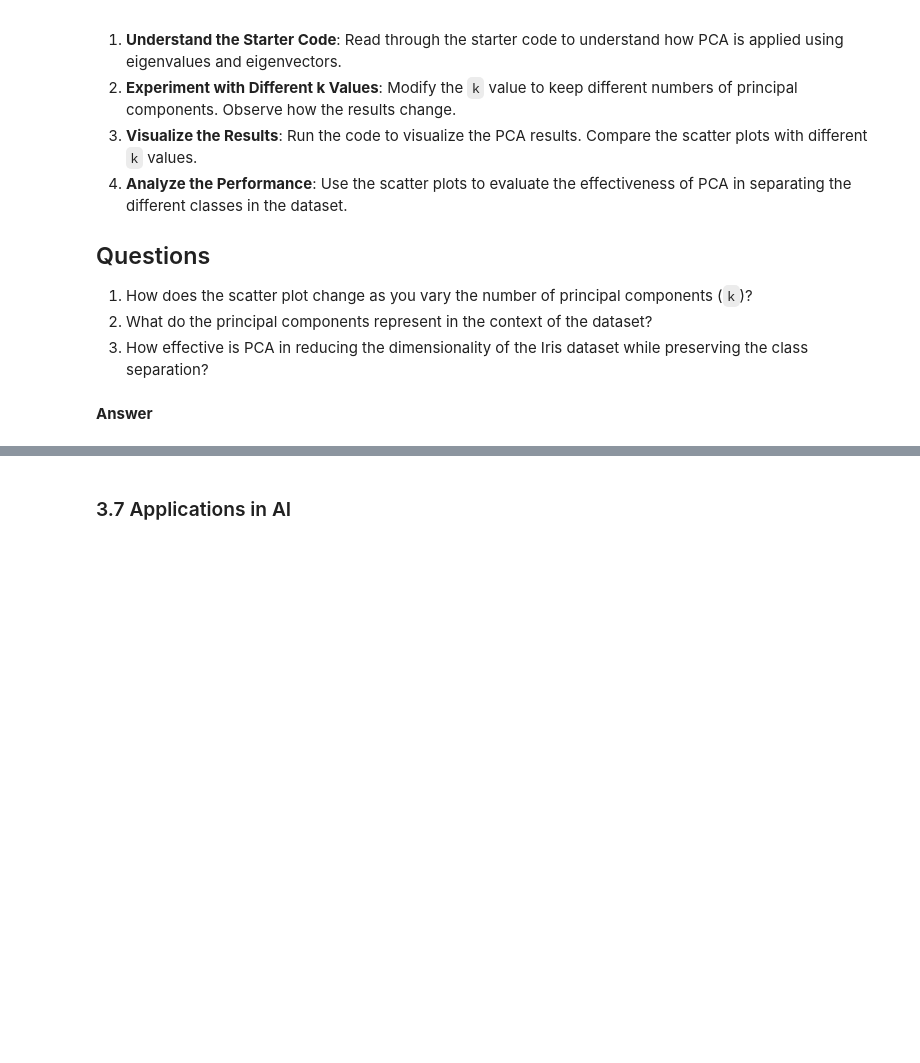
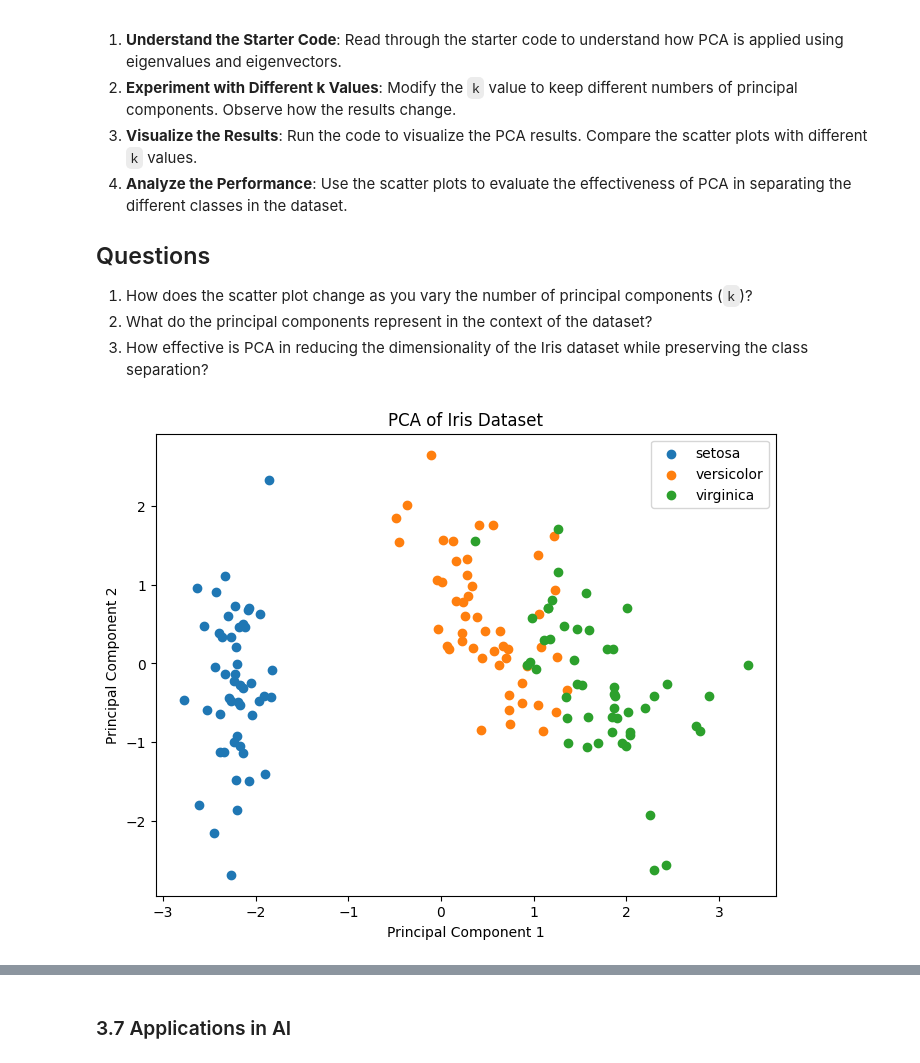
Before and after one commit to SmartEra-Academy/Course-2024-2025-Summer, a Jupyter notebook: Math In Data Analysis/Math_in_AI2.ipynb, the cells around one changed output, grey strips where cells are left out. Cells and saved outputs as stored; diff of their text form; code cells hidden in the pictures; blank space fills up the shorter version.

```diff
--- a/Math In Data Analysis/Math_in_AI2.ipynb
+++ b/Math In Data Analysis/Math_in_AI2.ipynb
@@ -1385,5 +1470,44 @@ plt.show()
 1. How does the scatter plot change as you vary the number of principal components (`k`)?
 2. What do the principal components represent in the context of the dataset?
 3. How effective is PCA in reducing the dimensionality of the Iris dataset while preserving the class separation?
-# %% [markdown]
-**Answer**
+# %%
+import numpy as np
+import matplotlib.pyplot as plt
+from sklearn.datasets import load_iris
+from sklearn.preprocessing import StandardScaler
+
+# Step 1: Load the dataset
+data = load_iris()
+X = data.data
+y = data.target
+
+# Step 2: Standardize the dataset
+scaler = StandardScaler()
+X_standardized = scaler.fit_transform(X)
+
+# Step 3: Compute the covariance matrix
+cov_matrix = np.cov(X_standardized.T)
+
+# Step 4: Compute the eigenvalues and eigenvectors
+eigenvalues, eigenvectors = np.linalg.eig(cov_matrix)
+
+# Step 5: Select the top k eigenvectors
+k = 2  # Number of principal components to keep
+idx = np.argsort(eigenvalues)[::-1]  # Indices of eigenvalues in descending order
+eigenvectors = eigenvectors[:, idx]  # Sort eigenvectors accordingly
+top_k_eigenvectors = eigenvectors[:, :k]
+
+# Step 6: Transform the dataset
+X_pca = X_standardized.dot(top_k_eigenvectors)
+
+# Step 7: Visualize the results
+plt.figure(figsize=(8, 6))
+for target in np.unique(y):
+    plt.scatter(X_pca[y == target, 0], X_pca[y == target, 1], label=data.target_names[target])
+plt.xlabel('Principal Component 1')
+plt.ylabel('Principal Component 2')
+plt.legend()
+plt.title('PCA of Iris Dataset')
+plt.show()
+# %% [output]
+[figure, added]
```
Also changed, not shown: parts of 17 cells of this notebook.
